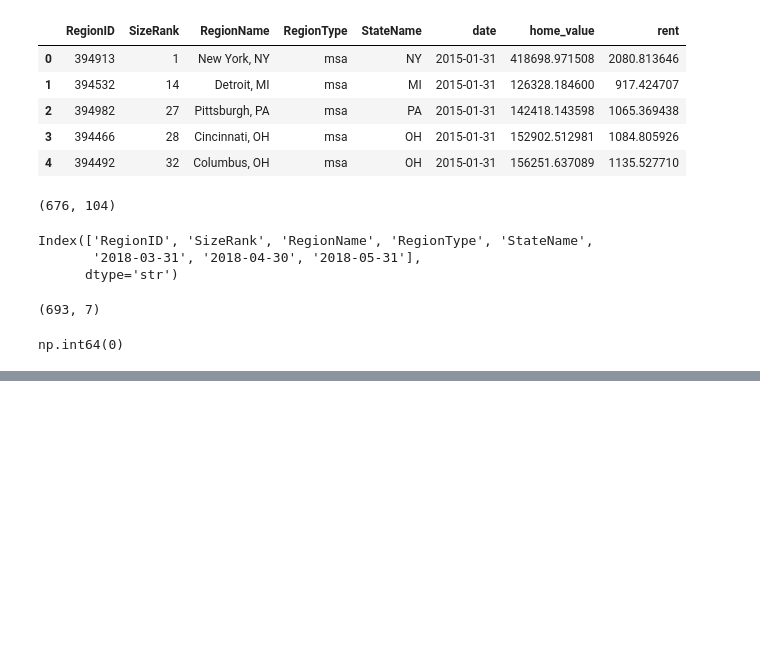
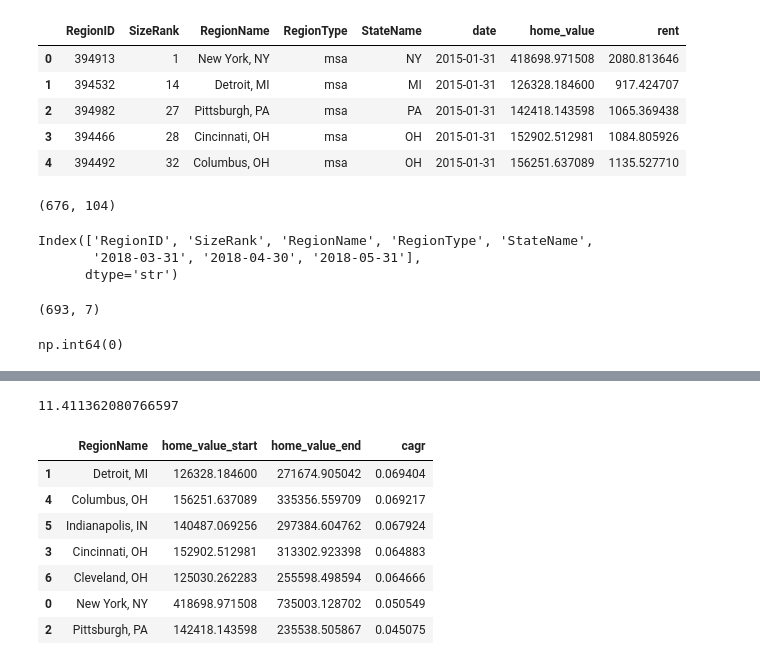
Before and after one commit to mrudangjikar/metro-housing-analysis, a Jupyter notebook: notebooks/metro_analysis.ipynb, the cells around one changed output, grey strips where cells are left out. Cells and saved outputs as stored; diff of their text form; code cells hidden in the pictures; blank space fills up the shorter version.

```diff
--- a/notebooks/metro_analysis.ipynb
+++ b/notebooks/metro_analysis.ipynb
@@ -187,0 +210,5 @@ np.int64(0)
+# %%
+first = df[df["date"] == df["date"].min()][["RegionName", "home_value"]]
+last = df[df["date"] == df["date"].max()][["RegionName", "home_value"]]
+growth = first.merge(last, on="RegionName", suffixes=("_start", "_end"))
+growth
@@ -187,0 +224,17 @@ np.int64(0)
+# %%
+years = (df["date"].max() - df["date"].min()).days / 365.25
+years
+# %% [output]
+11.411362080766597
+# %%
+growth["cagr"] = (growth["home_value_end"] / growth["home_value_start"]) ** (1 / years) - 1
+growth.sort_values("cagr", ascending=False)
+# %% [output]
+|  | RegionName | home_value_start | home_value_end | cagr |
+| 1 | Detroit, MI | 126328.184600 | 271674.905042 | 0.069404 |
+| 4 | Columbus, OH | 156251.637089 | 335356.559709 | 0.069217 |
+| 5 | Indianapolis, IN | 140487.069256 | 297384.604762 | 0.067924 |
+| 3 | Cincinnati, OH | 152902.512981 | 313302.923398 | 0.064883 |
+| 6 | Cleveland, OH | 125030.262283 | 255598.498594 | 0.064666 |
+| 0 | New York, NY | 418698.971508 | 735003.128702 | 0.050549 |
+| 2 | Pittsburgh, PA | 142418.143598 | 235538.505867 | 0.045075 |
```
Also changed, not shown: parts of 8 cells of this notebook.
